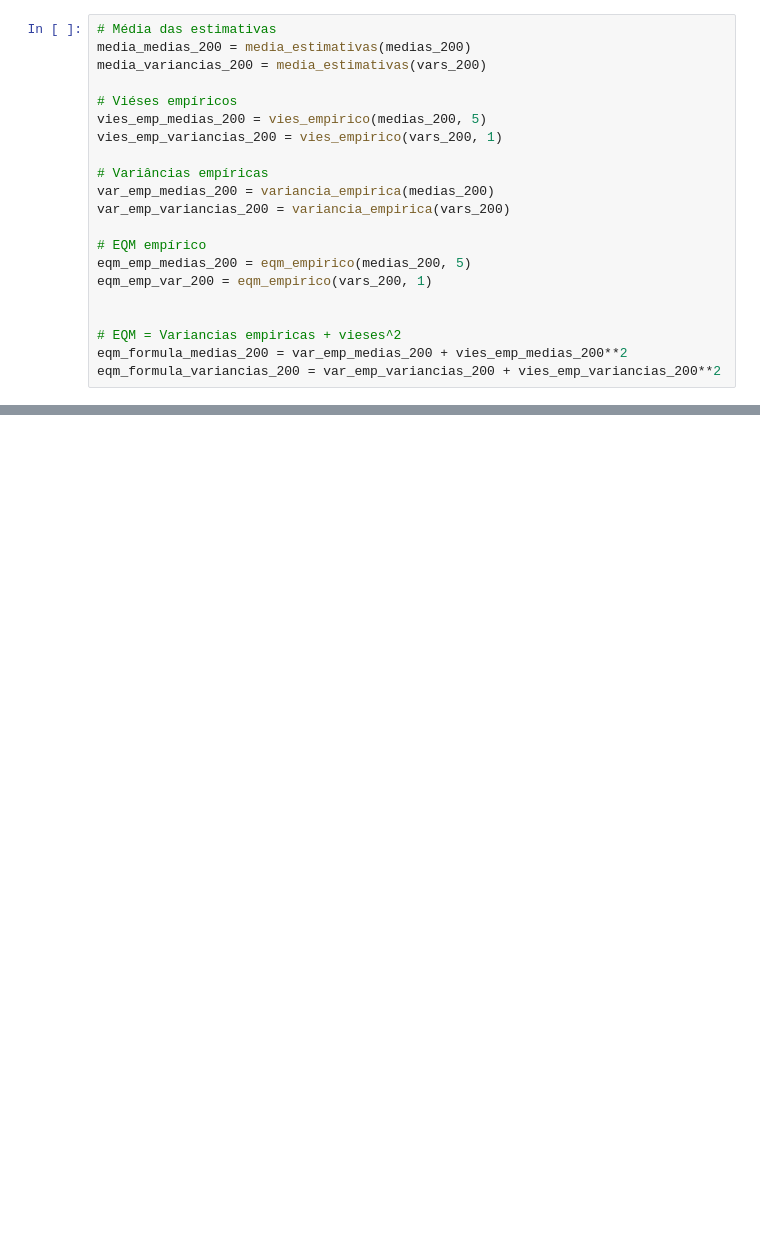
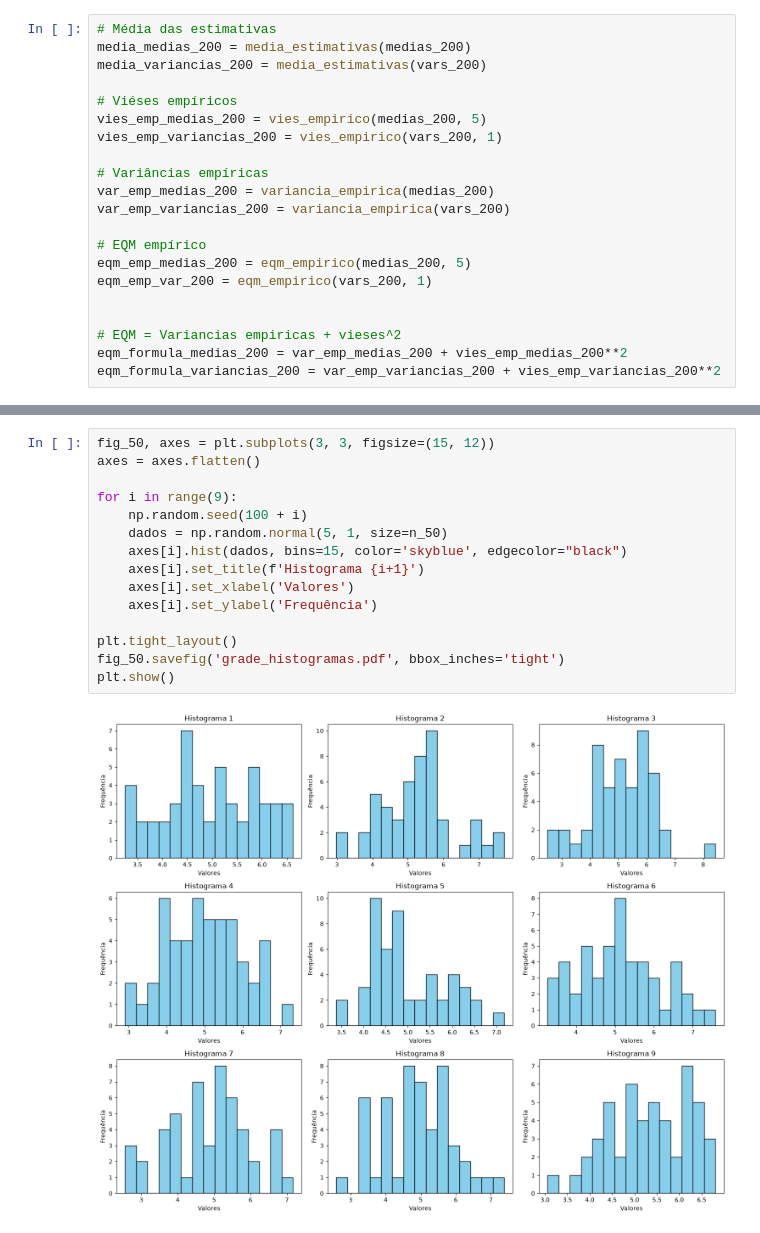
Before and after one commit to mauriciocelini/Trabalho-de-Inferencia, a Jupyter notebook: code_inferencia.ipynb, the cells around one changed output, grey strips where cells are left out. Drawn from its saved outputs; the diff is of its cells as text; blank space fills up the shorter version.

```diff
--- a/code_inferencia.ipynb
+++ b/code_inferencia.ipynb
@@ -319,0 +296,17 @@ tabela_resultados
+# %%
+fig_50, axes = plt.subplots(3, 3, figsize=(15, 12))
+axes = axes.flatten()
+
+for i in range(9):
+    np.random.seed(100 + i)
+    dados = np.random.normal(5, 1, size=n_50)
+    axes[i].hist(dados, bins=15, color='skyblue', edgecolor="black")
+    axes[i].set_title(f'Histograma {i+1}')
+    axes[i].set_xlabel('Valores')
+    axes[i].set_ylabel('Frequência')
+
+plt.tight_layout()
+fig_50.savefig('grade_histogramas.pdf', bbox_inches='tight')
+plt.show()
+# %% [output]
+[figure, added]
```
Also changed, not shown: parts of 11 cells of this notebook.
